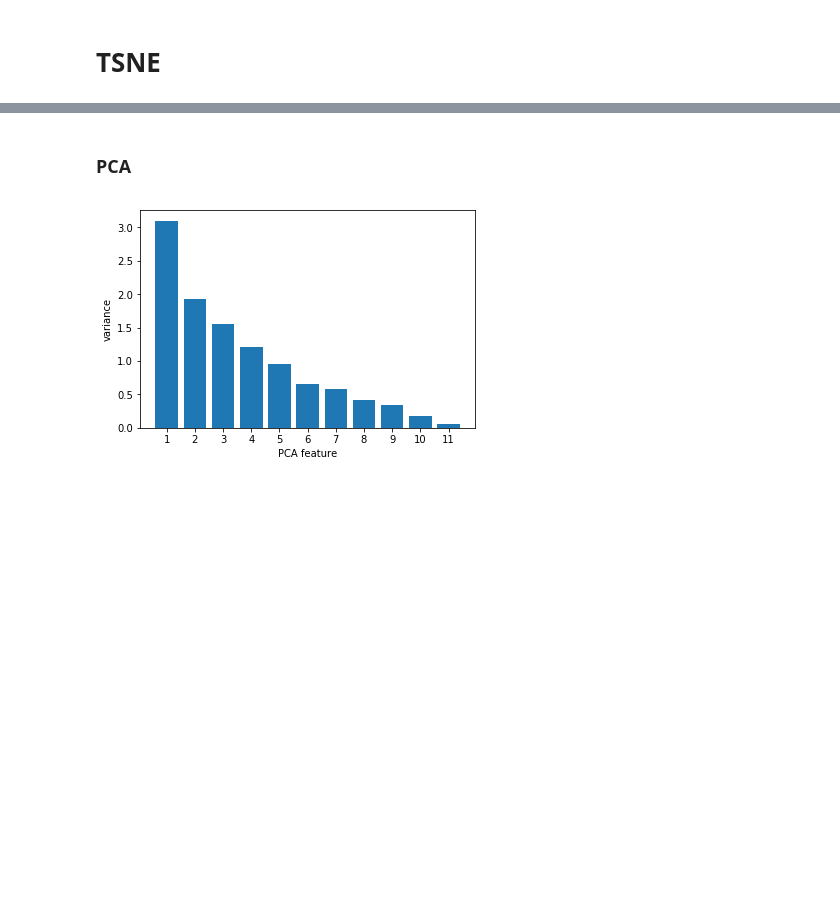
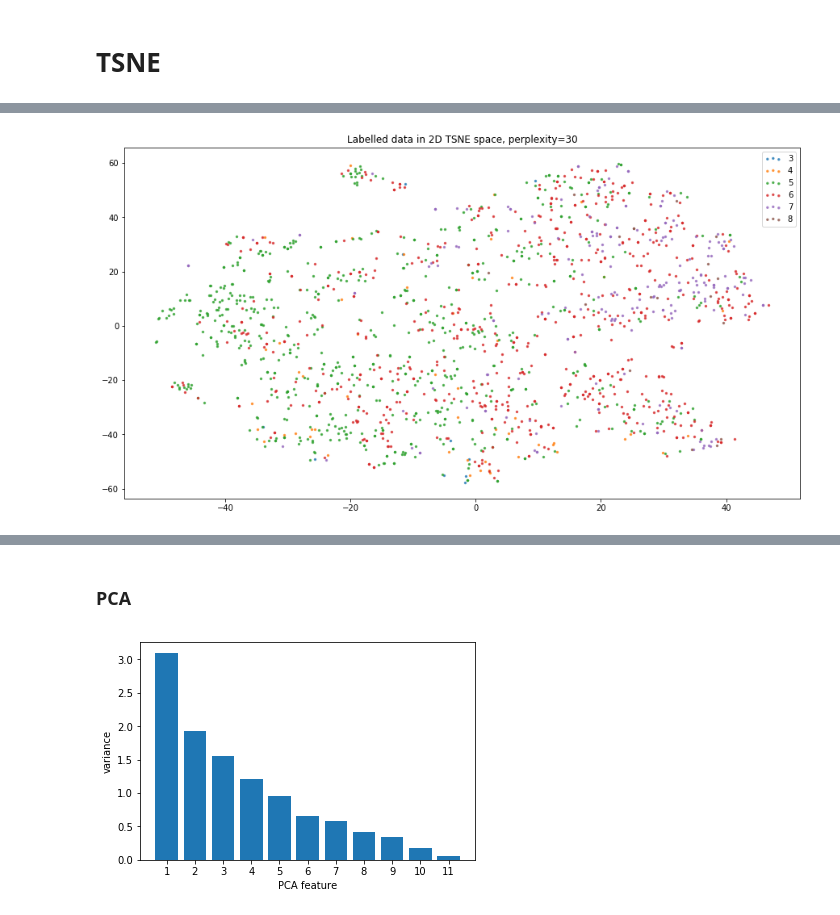
Before and after one commit to EffyFang/DataMining, a Jupyter notebook: winequality/Wine Quality Prediction Project 0825.ipynb, the cells around one changed output, grey strips where cells are left out. Cells and saved outputs as stored; diff of their text form; code cells hidden in the pictures; blank space fills up the shorter version.

```diff
--- a/winequality/Wine Quality Prediction Project 0825.ipynb
+++ b/winequality/Wine Quality Prediction Project 0825.ipynb
@@ -574,0 +658,11 @@ X_embedded = TSNE(n_components=3, perplexity=40).fit_transform(X_standardized)
+# %%
+tSne = TSNE(n_components=2, perplexity=30, random_state=0)
+X_tsne2 = tSne.fit_transform(X_standardized)
+# %%
+plt.figure(figsize=(15,8))
+scatter_2d_label(X_tsne2, red['quality'], alpha=0.75)
+plt.title('Labelled data in 2D TSNE space, perplexity=30')
+plt.legend(loc='best', scatterpoints=3)
+plt.show()
+# %% [output]
+[figure, added]
```
Also changed, not shown: parts of 24 cells of this notebook, 3 other files.
